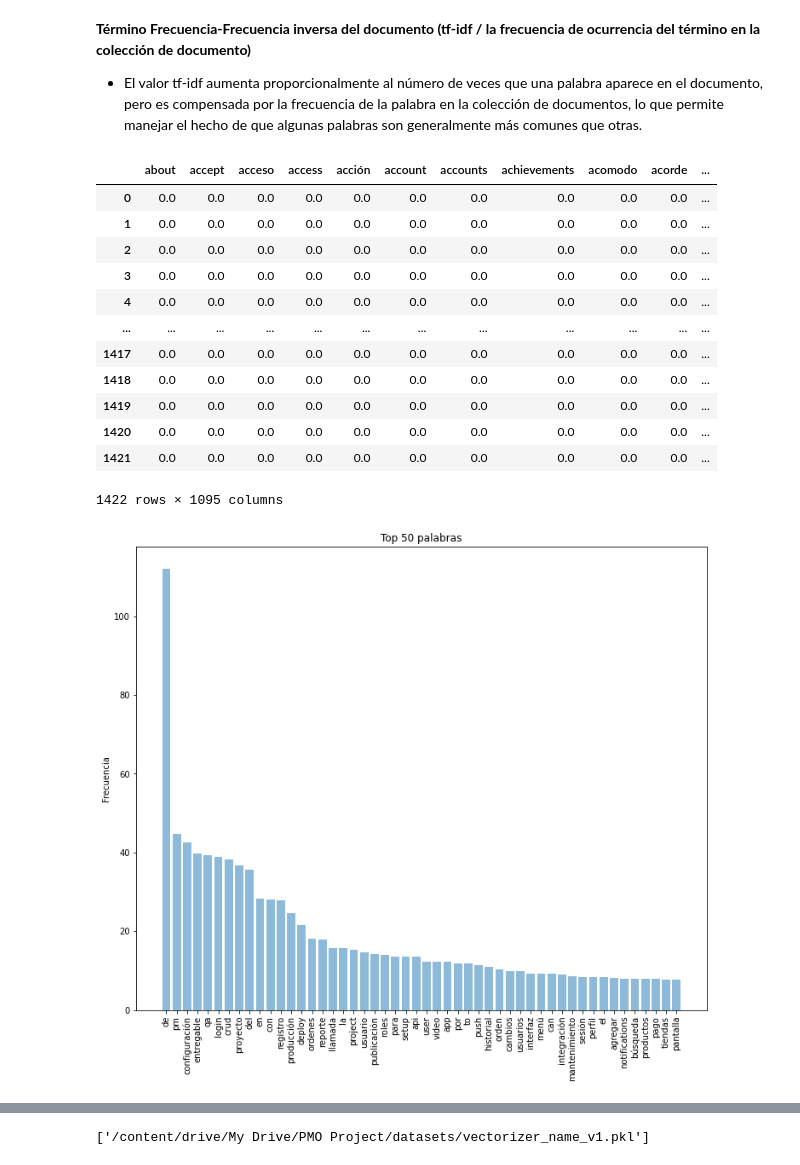
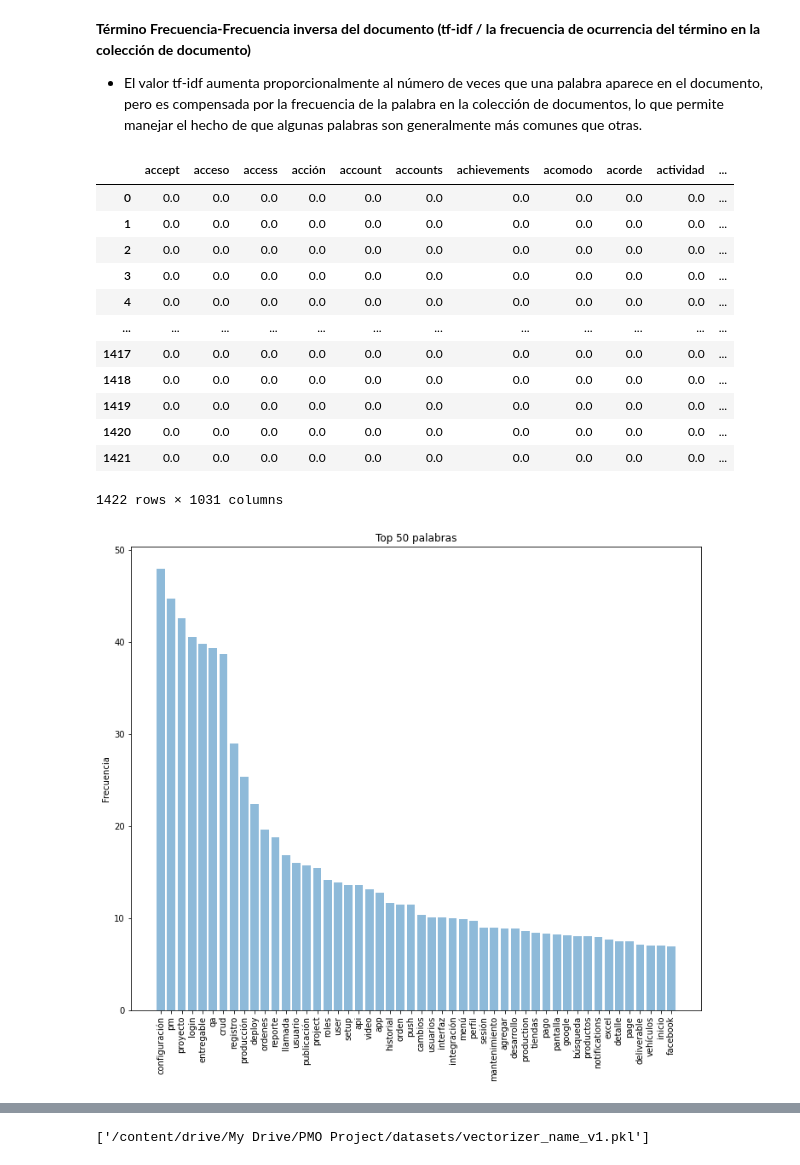
Before and after one commit to PabloBrenesA97/PMO_ML, a Jupyter notebook: PMO_“Módulo_inteligente_para_la_toma_de_decisiones”.ipynb, the cells around one changed output, grey strips where cells are left out. Drawn from its saved outputs; the diff is of its cells as text; code cells hidden in the pictures.

```diff
--- a/PMO_“Módulo_inteligente_para_la_toma_de_decisiones”.ipynb
+++ b/PMO_“Módulo_inteligente_para_la_toma_de_decisiones”.ipynb
@@ -374,3 +381,6 @@ def merge_estimation_and_items(bucket_estimation_df, bucket_estimation_items_df,
   return final_df
 # %%
 df = merge_estimation_and_items(bucket_estimation_df, bucket_estimation_items_df, estimations_df) # Obtención del dataframe procesado
+# %%
+# Agregando la columna length
+df['length'] = df.name.str.len()
@@ -422,15 +442,20 @@ df.to_csv('/content/drive/My Drive/PMO Project/final_df.csv', index = False, hea
 # %%
 # Import
 from sklearn.feature_extraction.text import TfidfVectorizer
+# %%
+# Agregar los stopwords
+stop_words_eng = set(stopwords.words('english'))
+stop_words_sp = set(stopwords.words('spanish'))
+final_stop_words = set(list(stop_words_eng) + list(stop_words_sp))
 # %%
 # Embedding name
-vectorizer_name = TfidfVectorizer()
+vectorizer_name = TfidfVectorizer(stop_words=final_stop_words)
 data_name = vectorizer_name.fit_transform(df.name)
 tfidf_tokens_name = vectorizer_name.get_feature_names()
 result_df = pd.DataFrame(data = data_name.toarray(),columns = tfidf_tokens_name)
 result_df
 # %% [output]
-|  | about | accept | acceso | access | acción | account | accounts | achievements | acomodo | acorde | ... |
+|  | accept | acceso | access | acción | account | accounts | achievements | acomodo | acorde | actividad | ... |
 | 0 | 0.0 | 0.0 | 0.0 | 0.0 | 0.0 | 0.0 | 0.0 | 0.0 | 0.0 | 0.0 | ... |
 | 1 | 0.0 | 0.0 | 0.0 | 0.0 | 0.0 | 0.0 | 0.0 | 0.0 | 0.0 | 0.0 | ... |
 | 2 | 0.0 | 0.0 | 0.0 | 0.0 | 0.0 | 0.0 | 0.0 | 0.0 | 0.0 | 0.0 | ... |
@@ -442,7 +467,7 @@ result_df
 | 1419 | 0.0 | 0.0 | 0.0 | 0.0 | 0.0 | 0.0 | 0.0 | 0.0 | 0.0 | 0.0 | ... |
 | 1420 | 0.0 | 0.0 | 0.0 | 0.0 | 0.0 | 0.0 | 0.0 | 0.0 | 0.0 | 0.0 | ... |
 | 1421 | 0.0 | 0.0 | 0.0 | 0.0 | 0.0 | 0.0 | 0.0 | 0.0 | 0.0 | 0.0 | ... |
-1422 rows × 1095 columns
+1422 rows × 1031 columns
 # %%
 y_pos = np.arange(50)
 plt.figure(figsize=(12,10))
@@ -452,7 +477,7 @@ plt.ylabel('Frecuencia')
 plt.title('Top 50 palabras')
 plt.show()
 # %% [output]
-[figure, old version]
+[figure, new version]
 # %%
 from wordcloud import WordCloud
 # Create wordCloud
```
Also changed, not shown: parts of 17 cells of this notebook, 7 other files.
